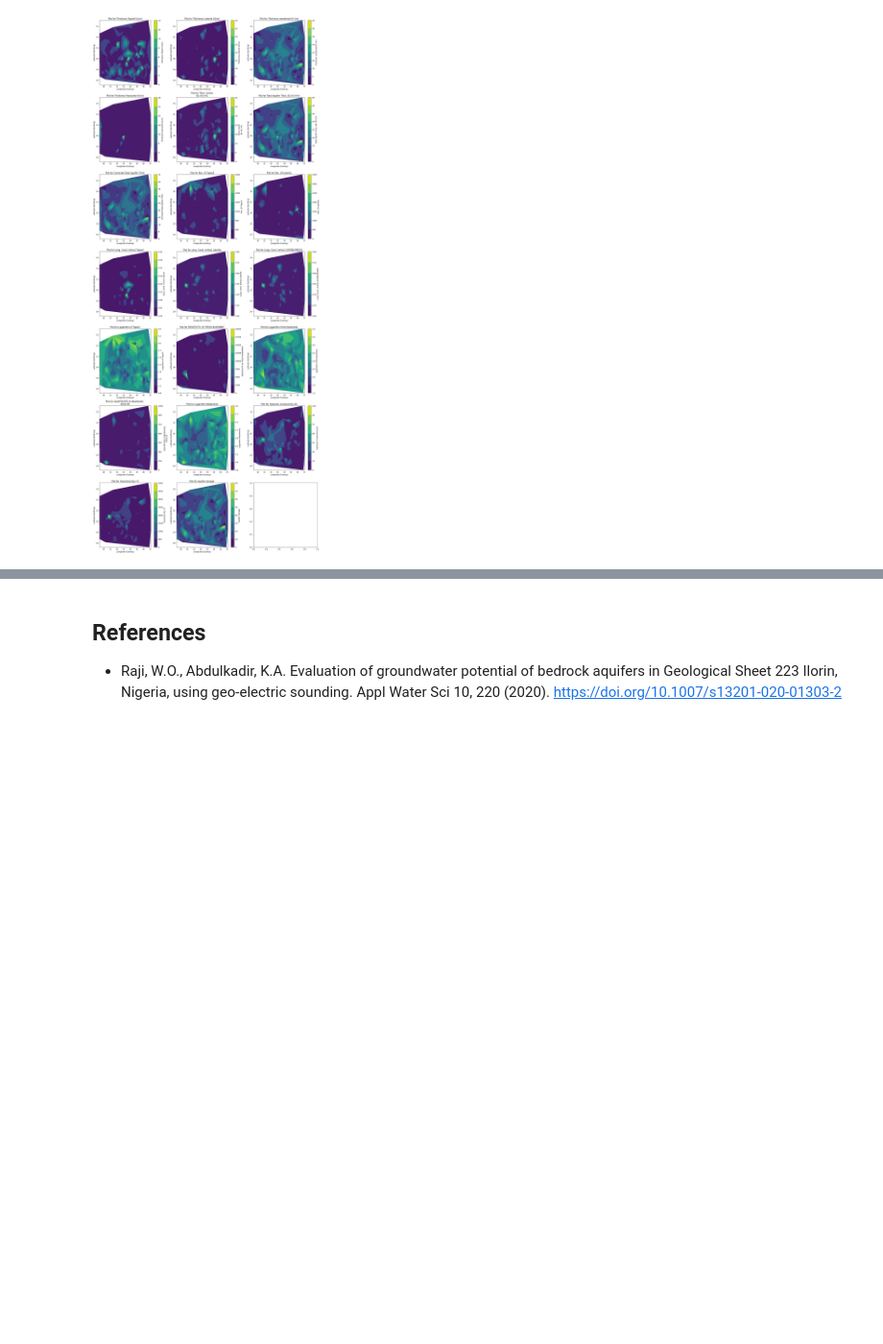
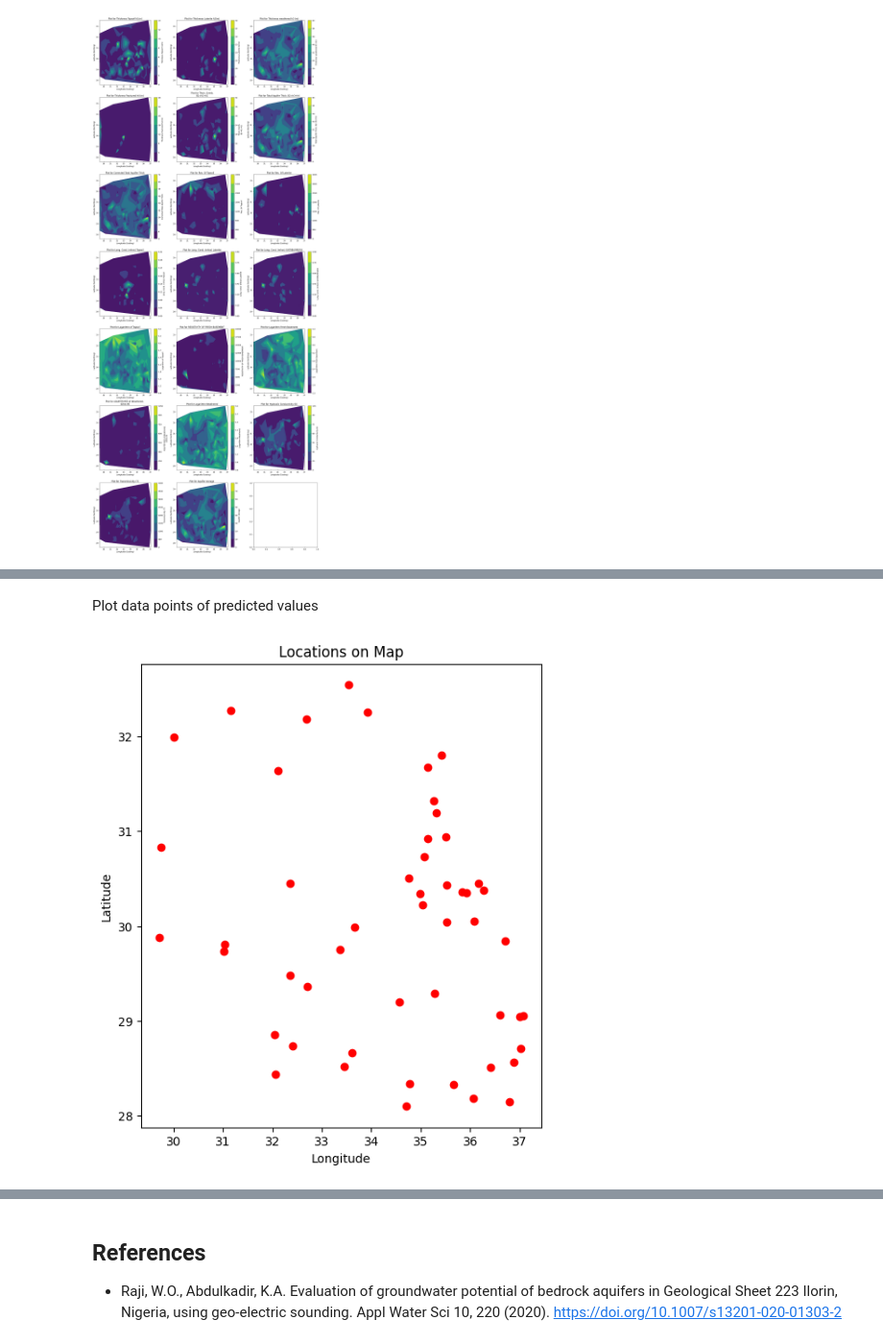
Before and after one commit to Jray-Tech/AquiferStorage, a Jupyter notebook: main.ipynb, the cells around one changed output, grey strips where cells are left out. Shown at 96% size. Cells and saved outputs as stored; diff of their text form; code cells hidden in the pictures; blank space fills up the shorter version.

```diff
--- a/main.ipynb
+++ b/main.ipynb
@@ -211,0 +499,6 @@ perform ML
+# %% [markdown]
+Plot data points of predicted values
+# %%
+plot_locations(df_pred)
+# %% [output]
+[figure, added]
```
Also changed, not shown: parts of 33 cells of this notebook, 18 other files.
